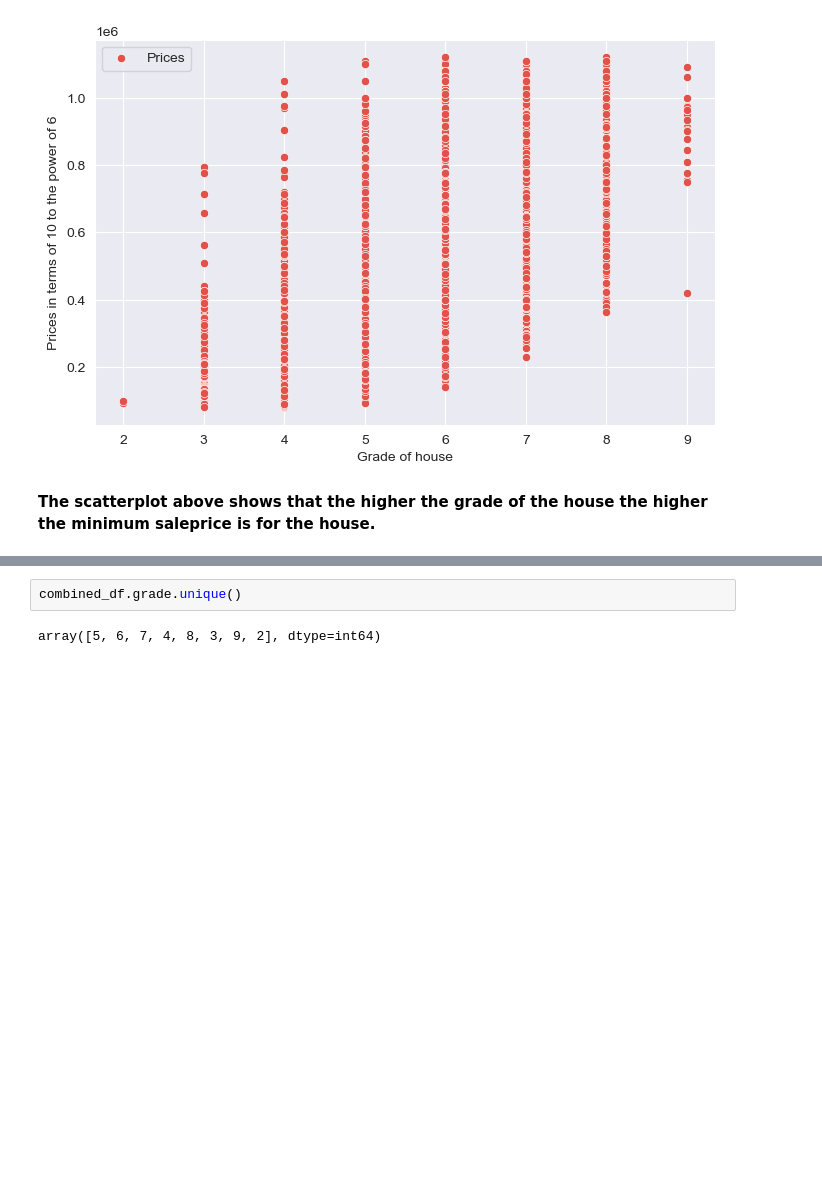
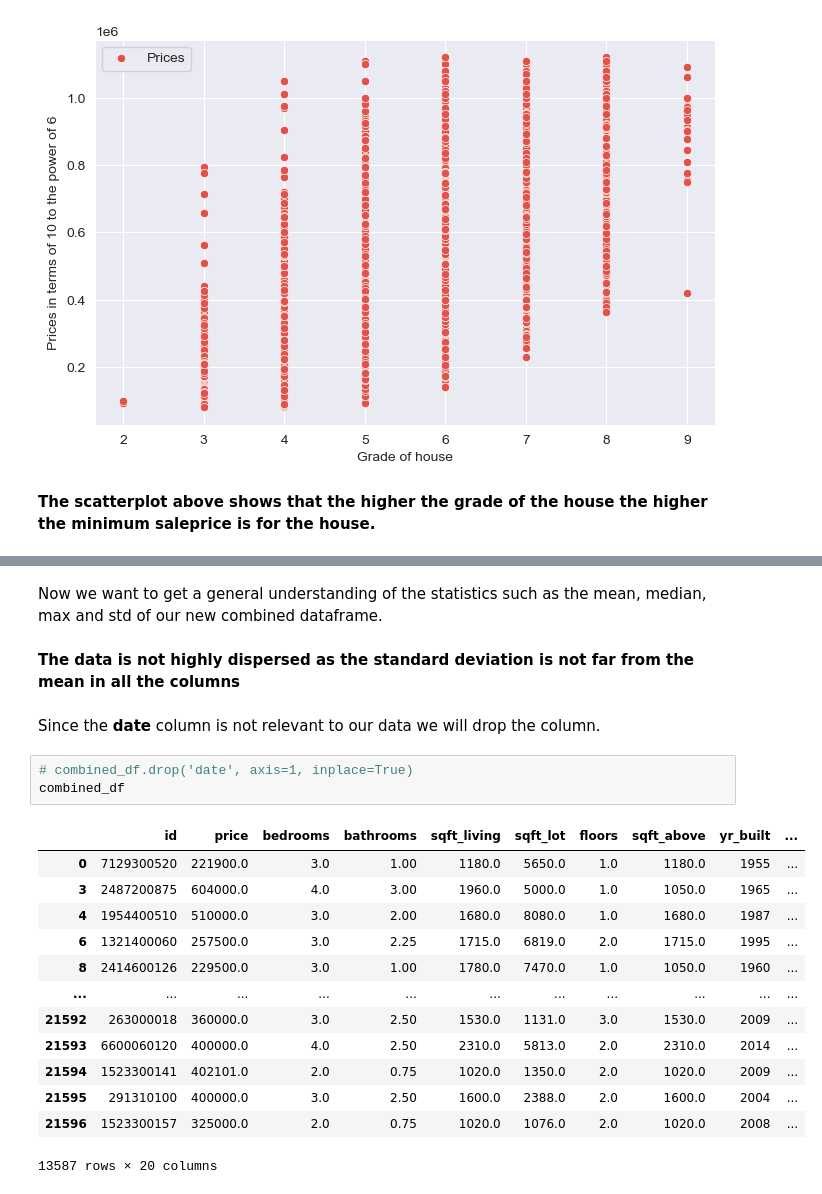
Before and after one commit to DennisWainaina/Megamax-Real-Estate-House-Project, a Jupyter notebook: index.ipynb, the cells around one changed output, grey strips where cells are left out. Drawn from its saved outputs; the diff is of its cells as text; blank space fills up the shorter version.

```diff
--- a/index.ipynb
+++ b/index.ipynb
@@ -797,4 +786,23 @@ combined_df.describe()
-# %%
-combined_df.grade.unique()
-# %% [output]
-array([5, 6, 7, 4, 8, 3, 9, 2], dtype=int64)
+# %% [markdown]
+Now we want to get a general understanding of the statistics such as the mean, median, max and std of our new combined dataframe.
+# %% [markdown]
+**The data is not highly dispersed as the standard deviation is not far from the mean in all the columns**
+# %% [markdown]
+Since the **date** column is not relevant to our data we will drop the column.
+# %%
+# combined_df.drop('date', axis=1, inplace=True)
+combined_df
+# %% [output]
+|  | id | price | bedrooms | bathrooms | sqft_living | sqft_lot | floors | sqft_above | yr_built | ... |
+| 0 | 7129300520 | 221900.0 | 3.0 | 1.00 | 1180.0 | 5650.0 | 1.0 | 1180.0 | 1955 | ... |
+| 3 | 2487200875 | 604000.0 | 4.0 | 3.00 | 1960.0 | 5000.0 | 1.0 | 1050.0 | 1965 | ... |
+| 4 | 1954400510 | 510000.0 | 3.0 | 2.00 | 1680.0 | 8080.0 | 1.0 | 1680.0 | 1987 | ... |
+| 6 | 1321400060 | 257500.0 | 3.0 | 2.25 | 1715.0 | 6819.0 | 2.0 | 1715.0 | 1995 | ... |
+| 8 | 2414600126 | 229500.0 | 3.0 | 1.00 | 1780.0 | 7470.0 | 1.0 | 1050.0 | 1960 | ... |
+| ... | ... | ... | ... | ... | ... | ... | ... | ... | ... | ... |
+| 21592 | 263000018 | 360000.0 | 3.0 | 2.50 | 1530.0 | 1131.0 | 3.0 | 1530.0 | 2009 | ... |
+| 21593 | 6600060120 | 400000.0 | 4.0 | 2.50 | 2310.0 | 5813.0 | 2.0 | 2310.0 | 2014 | ... |
+| 21594 | 1523300141 | 402101.0 | 2.0 | 0.75 | 1020.0 | 1350.0 | 2.0 | 1020.0 | 2009 | ... |
+| 21595 | 291310100 | 400000.0 | 3.0 | 2.50 | 1600.0 | 2388.0 | 2.0 | 1600.0 | 2004 | ... |
+| 21596 | 1523300157 | 325000.0 | 2.0 | 0.75 | 1020.0 | 1076.0 | 2.0 | 1020.0 | 2008 | ... |
+13587 rows × 20 columns
```
Also changed, not shown: parts of 7 cells of this notebook.
